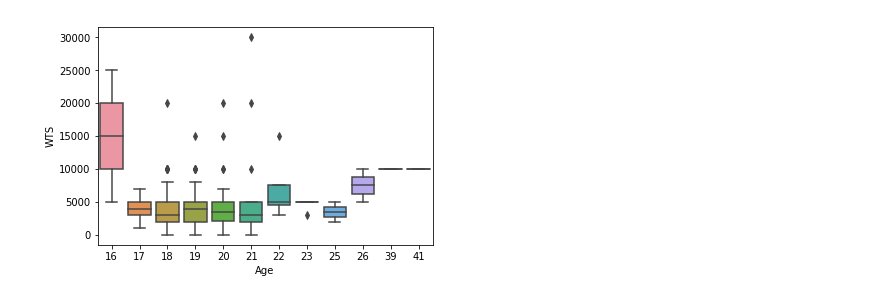
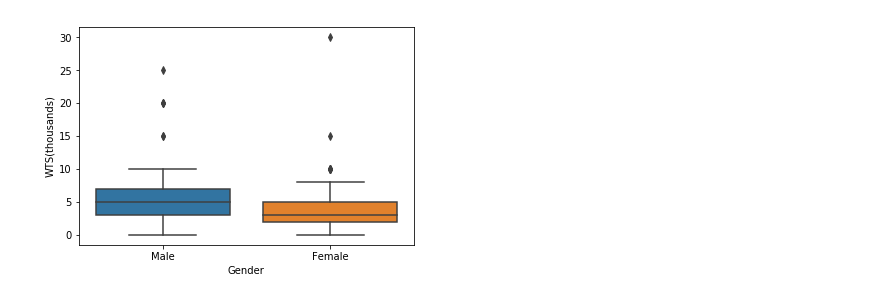
Before and after one commit to jmfrazier/lesson-1-files, a Jupyter notebook: 1.5.1 capstone.ipynb, the cells around one changed output. Saved outputs shown, nothing was run; the diff lists cells and outputs as text; code cells hidden in the pictures.

```diff
--- a/1.5.1 capstone.ipynb
+++ b/1.5.1 capstone.ipynb
@@ -33,0 +9,21 @@ ds['Fav_Pub'] = ds.Fav_Pub.str.replace('37 pub','pub 37')
+# %%
+#First thing we have to clean the data a little and make it more readable in the open ended categories.
+#certain answers left questions with open answers so I interpreted them and added them to categories
+ds = ds.drop('Timestamp', axis=1)
+ds['Occupation'] = ds.Occupation.str.strip()
+ds['Fav_Pub'] = ds.Fav_Pub.str.strip()
+ds['Fav_Pub'] = ds.Fav_Pub.str.lower()
+ds['Fav_Pub'] = ds.Fav_Pub.str.replace('^the ','')
+ds['Fav_Pub'] = ds.Fav_Pub.str.replace('i have none','do not have one')
+ds['Fav_Pub'] = ds.Fav_Pub.str.replace('37 pub','pub 37')
+ds['Freq'] = ds.Freq.str.replace('Several times in a month','Sometimes')
+ds['Freq'] = ds.Freq.str.replace('^rarely.+','Rarely')
+ds['Freq'] = ds.Freq.str.replace('Several times a week','Often')
+ds['Lifestyle'] = ds.Lifestyle.str.strip()
+ds['Lifestyle'] = ds.Lifestyle.str.replace('^Adventur.+','Adventurous')
+ds['Lifestyle'] = ds.Lifestyle.str.replace('^Busy.+','Busy')
+ds['Lifestyle'] = ds.Lifestyle.str.replace('^Rock.+','Musical')
+ds['Lifestyle'] = ds.Lifestyle.str.replace('^Business.+','Active')
+ds['Lifestyle'] = ds.Lifestyle.str.replace('^Sport\,.+','Active')
+ds['Lifestyle'] = ds.Lifestyle.str.replace('^Art','Artsy')
+print(ds)
@@ -72,0 +132,7 @@ Name: Age, dtype: int64
+# %%
+#as you can see a lot of the pubs are not very well represented in this study, implying that either the study was weighted towards
+#certain bars or that those bars are just that much more popular
+ds=ds.rename(columns = {'WTS':'WTS(thousands)'})
+ds['WTS(thousands)'] = ds['WTS(thousands)'] / 1000
+willingness_to_spend = ds.groupby('WTS(thousands)').size()
+willingness_to_spend.plot.bar()
@@ -73,4 +157,4 @@ Name: Age, dtype: int64
 # %%
-ax = sns.boxplot(x='Age', y='WTS', data=ds)
+ax = sns.boxplot(x='Gender', y='WTS(thousands)', data=ds)
 # %% [output]
-[figure, old version]
+[figure, new version]
```
Also changed, not shown: parts of 19 cells of this notebook.
